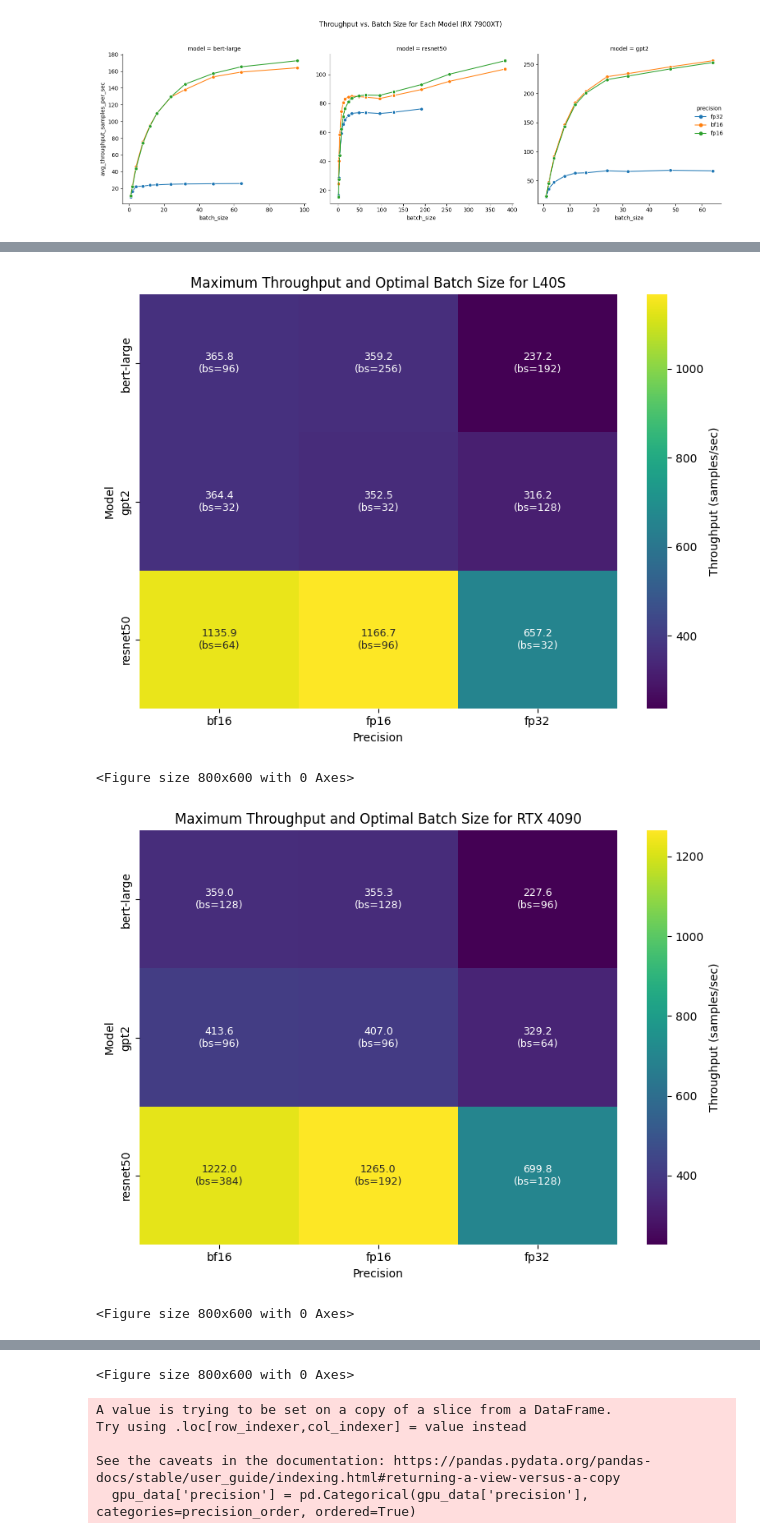
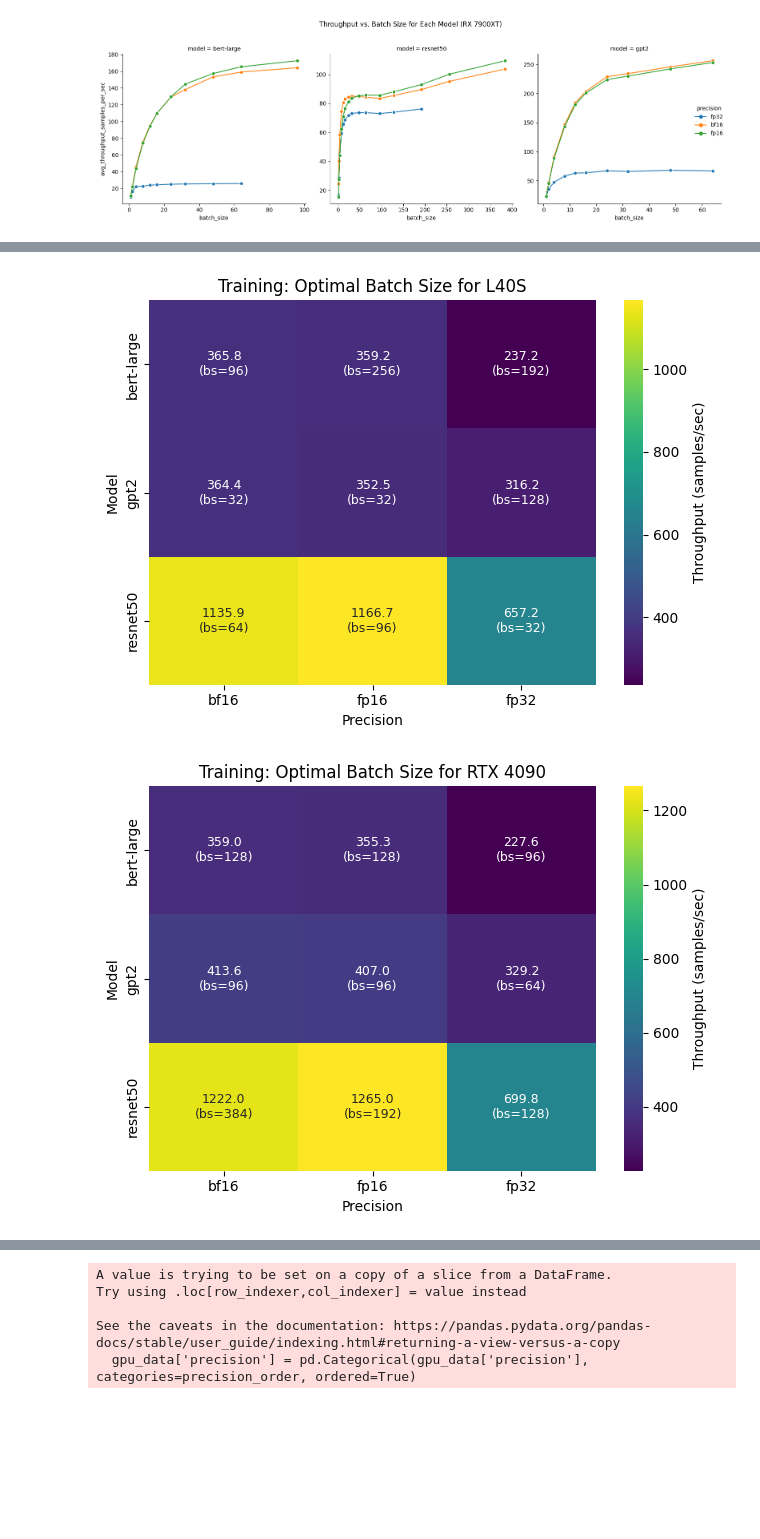
Before and after one commit to henriqueutzig/tcc_mixed_precision, a Jupyter notebook: train_experiment_data/eval_precision.ipynb, the cells around one changed output, grey strips where cells are left out. Cells and saved outputs as stored; diff of their text form; code cells hidden in the pictures; blank space fills up the shorter version.

```diff
--- a/train_experiment_data/eval_precision.ipynb
+++ b/train_experiment_data/eval_precision.ipynb
@@ -456,40 +456,36 @@ for df_gpu, gpu_name in gpus_data:
 
     # Create pivot tables for both throughput and batch size
     throughput_matrix = max_throughput_data.pivot(index='model', columns='precision', values='avg_throughput_samples_per_sec')
     batch_size_matrix = max_throughput_data.pivot(index='model', columns='precision', values='batch_size')
 
     # Create custom annotations combining throughput and batch size
     annotations = pd.DataFrame(index=throughput_matrix.index, columns=throughput_matrix.columns, dtype=str)
     for i in range(len(throughput_matrix.index)):
         for j in range(len(throughput_matrix.columns)):
             if pd.notna(throughput_matrix.iloc[i, j]):
                 throughput = throughput_matrix.iloc[i, j]
                 batch_size = batch_size_matrix.iloc[i, j]
                 annotations.iloc[i, j] = f'{throughput:.1f}\n(bs={int(batch_size)})'
             else:
                 annotations.iloc[i, j] = ''
 
-    # Create a separate figure for each GPU
-    plt.figure(figsize=(8, 6))
-
     # Create heatmap
     sns.heatmap(throughput_matrix,
                 annot=annotations,
                 fmt='',
                 cmap='viridis',
                 cbar_kws={'label': 'Throughput (samples/sec)'},
                 annot_kws={'size': 9})
 
-    plt.title(f'Maximum Throughput and Optimal Batch Size for {gpu_name}')
+    plt.title(f'Training: Optimal Batch Size for {gpu_name}')
     plt.xlabel('Precision')
     plt.ylabel('Model')
     plt.tight_layout()
     plt.show()
 
-    # Create a separate figure for each GPU
-    plt.figure(figsize=(8, 6))
+    # # Create a separate figure for each GPU
+    # plt.figure(figsize=(8, 6))
+    # plt.savefig(f'{gpu_name}_train_throughput_heatmap.jpg', format='jpeg', dpi=300, bbox_inches='tight')
 # %% [output]
-[figure, old version]
+[figure, new version]
-<Figure size 800x600 with 0 Axes>
-[figure, old version]
+[figure, new version]
-<Figure size 800x600 with 0 Axes>
@@ -497,4 +493,3 @@ for df_gpu, gpu_name in gpus_data:
-<Figure size 800x600 with 0 Axes>
 # %%
 # Combine all GPU data into one DataFrame
 df_combined = pd.concat([df_l40s, df_4090, df_7900], ignore_index=True)
```
Also changed, not shown: parts of 2 cells of this notebook, 13 other files.
